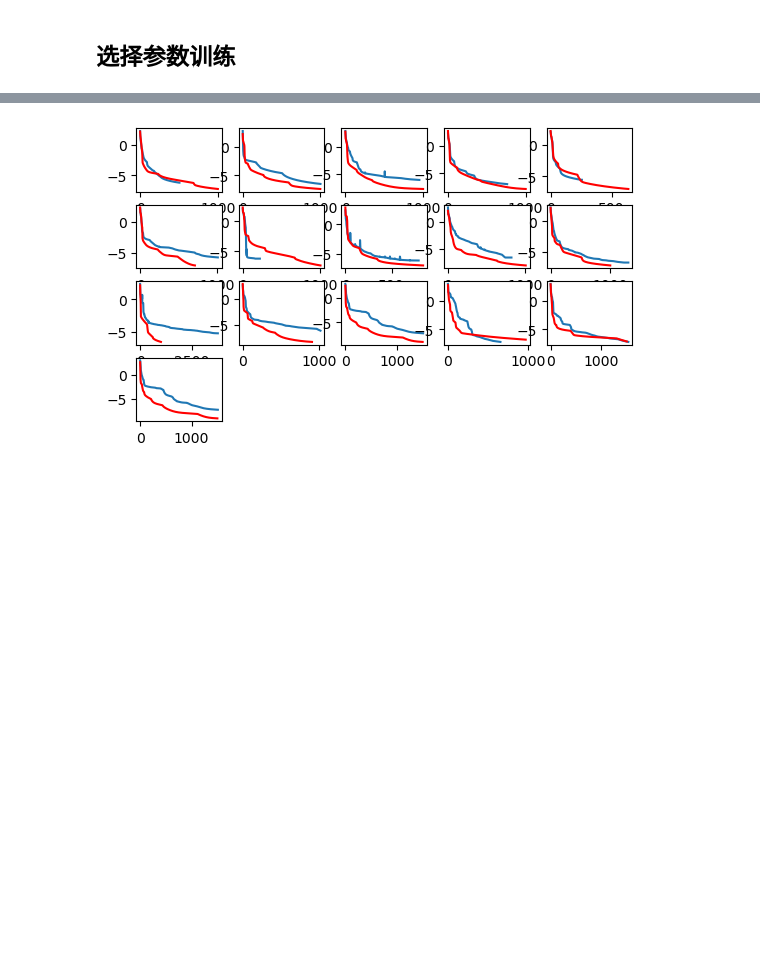
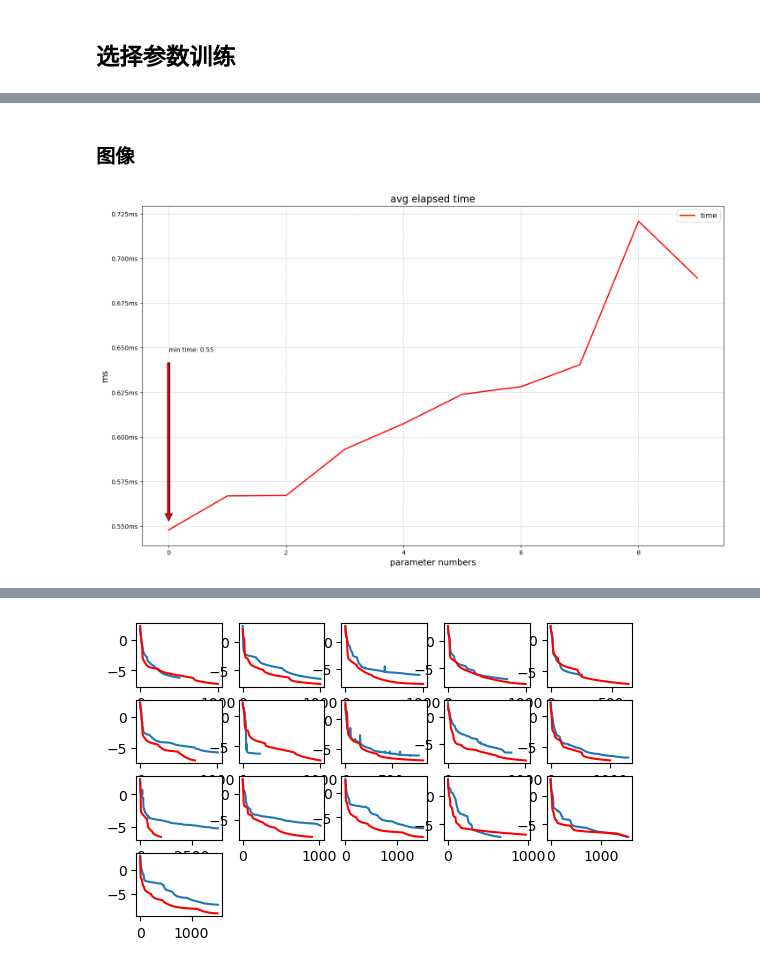
Before and after one commit to klaezhou/pde-lm, a Jupyter notebook: diffusion/Diffusion.ipynb, the cells around one changed output, grey strips where cells are left out. Drawn from its saved outputs; the diff is of its cells as text; code cells hidden in the pictures; blank space fills up the shorter version.

```diff
--- a/diffusion/Diffusion.ipynb
+++ b/diffusion/Diffusion.ipynb
@@ -545,0 +618,9 @@ error 0.1165536084216351
+# %% [markdown]
+### 图像
+# %%
+import plot_time
+avg_time=np.array([0.54789289, 0.56693375, 0.56715578, 0.59308622, 0.60741427,
+       0.6238789 , 0.62813243, 0.64041971, 0.72080665, 0.6890126 ])
+plot_time.plot_time(avg_time,'r','-')
+# %% [output]
+[figure, added]
```
Also changed, not shown: parts of 8 cells of this notebook, 2 other files.
